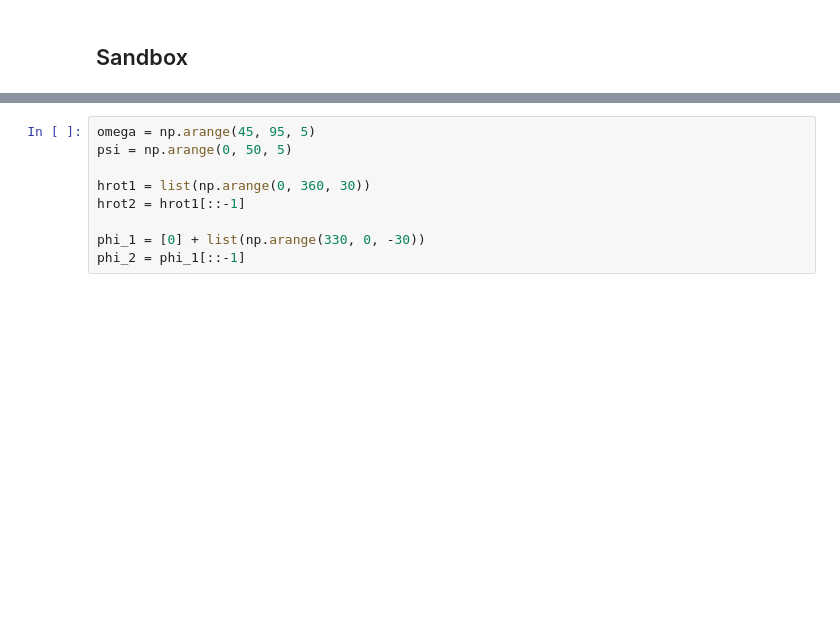
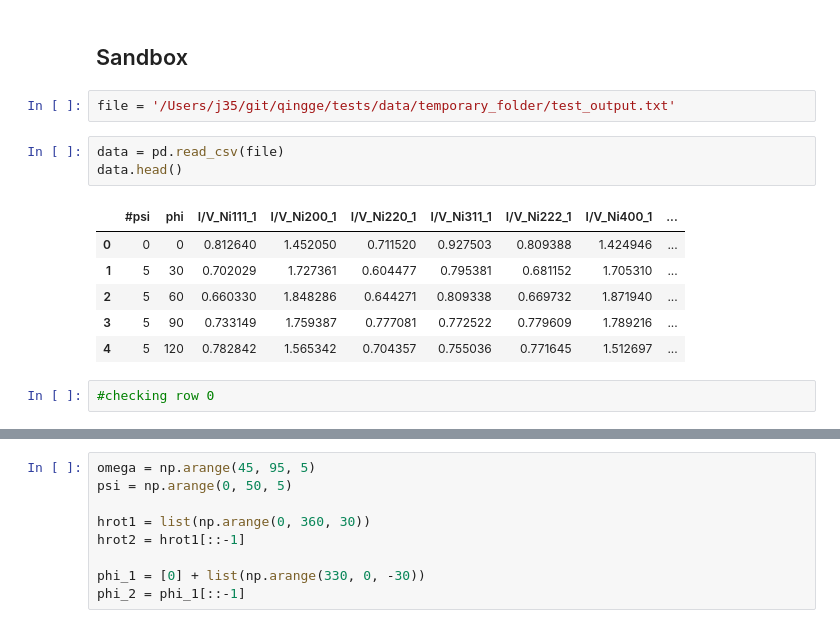
Before and after one commit to ornlneutronimaging/qingge, a Jupyter notebook: notebooks/vdrive_handler.ipynb, the cells around one changed output, grey strips where cells are left out. Drawn from its saved outputs; the diff is of its cells as text; blank space fills up the shorter version.

Commit message:
output file works and unit tested

```diff
--- a/notebooks/vdrive_handler.ipynb
+++ b/notebooks/vdrive_handler.ipynb
@@ -15,3 +16,17 @@ o_vdrive.load_vdrive(filename=vdrive_filename)
 o_vdrive.keep_columns_of_interest()
 # %% [markdown]
 ## Sandbox
+# %%
+file = '/Users/j35/git/qingge/tests/data/temporary_folder/test_output.txt'
+# %%
+data = pd.read_csv(file)
+data.head()
+# %% [output]
+|  | #psi | phi | I/V_Ni111_1 | I/V_Ni200_1 | I/V_Ni220_1 | I/V_Ni311_1 | I/V_Ni222_1 | I/V_Ni400_1 | ... |
+| 0 | 0 | 0 | 0.812640 | 1.452050 | 0.711520 | 0.927503 | 0.809388 | 1.424946 | ... |
+| 1 | 5 | 30 | 0.702029 | 1.727361 | 0.604477 | 0.795381 | 0.681152 | 1.705310 | ... |
+| 2 | 5 | 60 | 0.660330 | 1.848286 | 0.644271 | 0.809338 | 0.669732 | 1.871940 | ... |
+| 3 | 5 | 90 | 0.733149 | 1.759387 | 0.777081 | 0.772522 | 0.779609 | 1.789216 | ... |
+| 4 | 5 | 120 | 0.782842 | 1.565342 | 0.704357 | 0.755036 | 0.771645 | 1.512697 | ... |
+# %%
+#checking row 0
```
Also changed, not shown: parts of 2 cells of this notebook, 2 other files.
